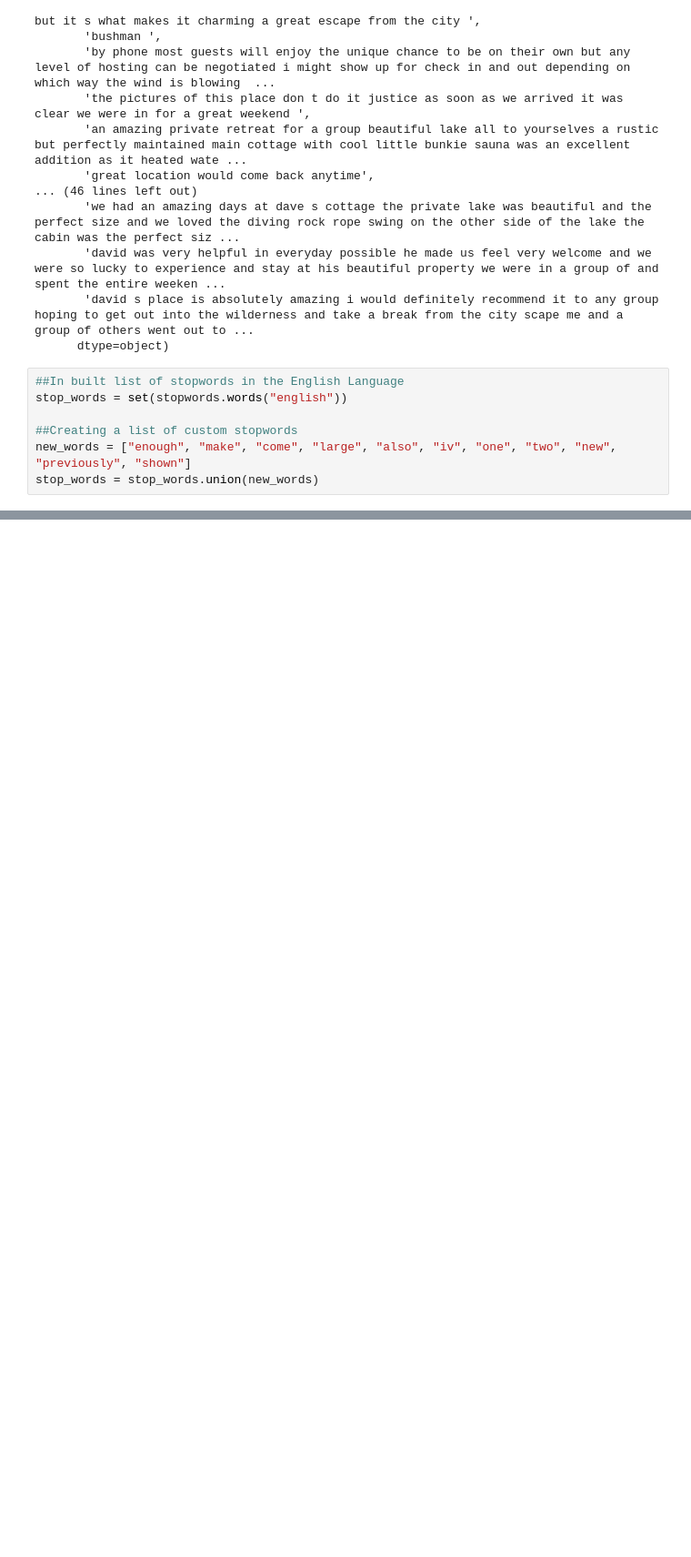
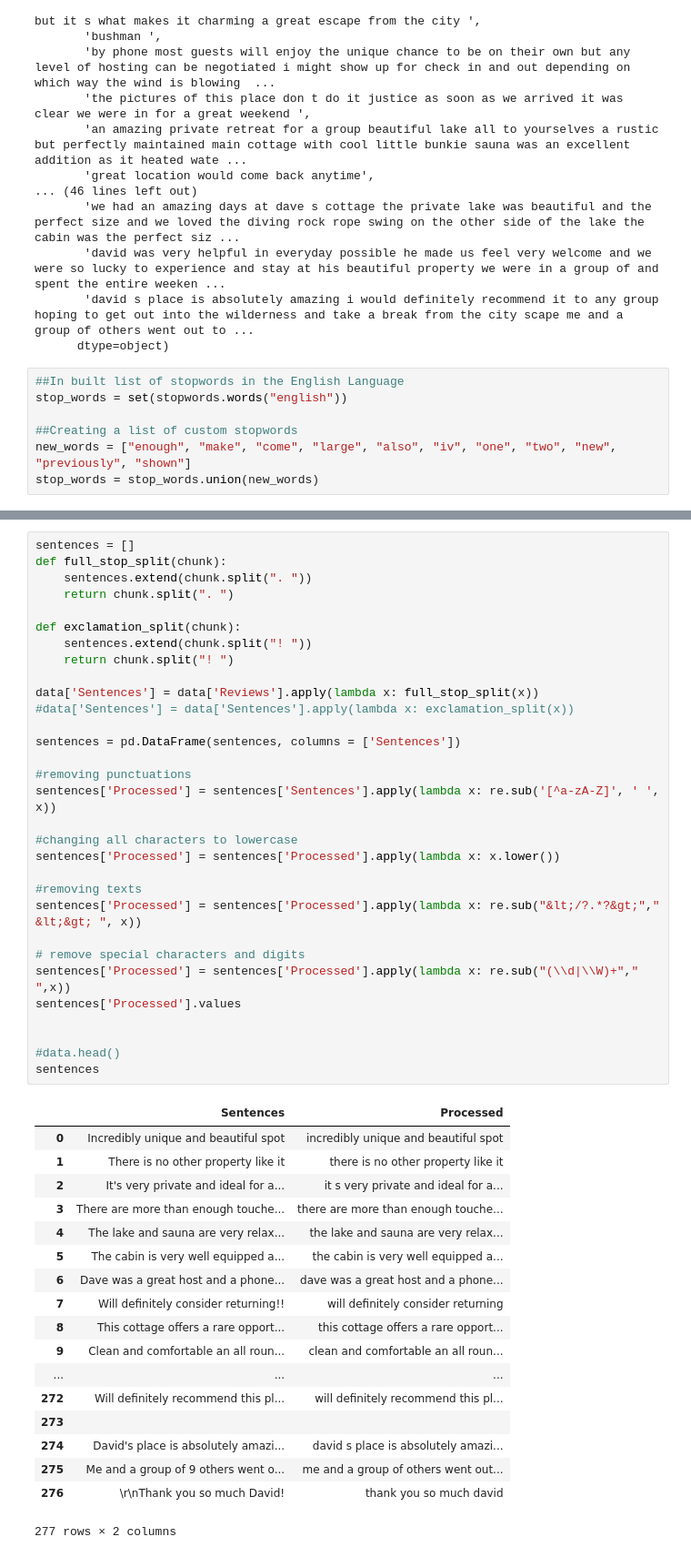
Before and after one commit to callMeMaybe-genesys/Scraping-NLP, a Jupyter notebook: callMeMayBe (Genesys Hack).ipynb, the cells around one changed output, grey strips where cells are left out. Shown at 91% size. Saved outputs shown, nothing was run; the diff lists cells and outputs as text; blank space fills up the shorter version.

```diff
--- a/callMeMayBe (Genesys Hack).ipynb
+++ b/callMeMayBe (Genesys Hack).ipynb
@@ -378,0 +327,50 @@ corpus
+# %%
+sentences = []
+def full_stop_split(chunk):
+    sentences.extend(chunk.split(". "))
+    return chunk.split(". ")
+
+def exclamation_split(chunk):
+    sentences.extend(chunk.split("! "))
+    return chunk.split("! ")
+
+data['Sentences'] = data['Reviews'].apply(lambda x: full_stop_split(x))
+#data['Sentences'] = data['Sentences'].apply(lambda x: exclamation_split(x))
+
+sentences = pd.DataFrame(sentences, columns = ['Sentences'])
+
+#removing punctuations
+sentences['Processed'] = sentences['Sentences'].apply(lambda x: re.sub('[^a-zA-Z]', ' ', x))
+
+#changing all characters to lowercase
+sentences['Processed'] = sentences['Processed'].apply(lambda x: x.lower())
+
+#removing texts
+sentences['Processed'] = sentences['Processed'].apply(lambda x: re.sub("&lt;/?.*?&gt;"," &lt;&gt; ", x))
+
+# remove special characters and digits
+sentences['Processed'] = sentences['Processed'].apply(lambda x: re.sub("(\\d|\\W)+"," ",x))
+sentences['Processed'].values
+
+
+#data.head()
+sentences
+# %% [output]
+|  | Sentences | Processed |
+| 0 | Incredibly unique and beautiful spot | incredibly unique and beautiful spot |
+| 1 | There is no other property like it | there is no other property like it |
+| 2 | It's very private and ideal for a... | it s very private and ideal for a... |
+| 3 | There are more than enough touche... | there are more than enough touche... |
+| 4 | The lake and sauna are very relax... | the lake and sauna are very relax... |
+| 5 | The cabin is very well equipped a... | the cabin is very well equipped a... |
+| 6 | Dave was a great host and a phone... | dave was a great host and a phone... |
+| 7 | Will definitely consider returning!! | will definitely consider returning |
+| 8 | This cottage offers a rare opport... | this cottage offers a rare opport... |
+| 9 | Clean and comfortable an all roun... | clean and comfortable an all roun... |
+| ... | ... | ... |
+| 272 | Will definitely recommend this pl... | will definitely recommend this pl... |
+| 273 |  |  |
+| 274 | David's place is absolutely amazi... | david s place is absolutely amazi... |
+| 275 | Me and a group of 9 others went o... | me and a group of others went out... |
+| 276 | \r\nThank you so much David! | thank you so much david |
+277 rows × 2 columns
```
Also changed, not shown: parts of 33 cells of this notebook.
